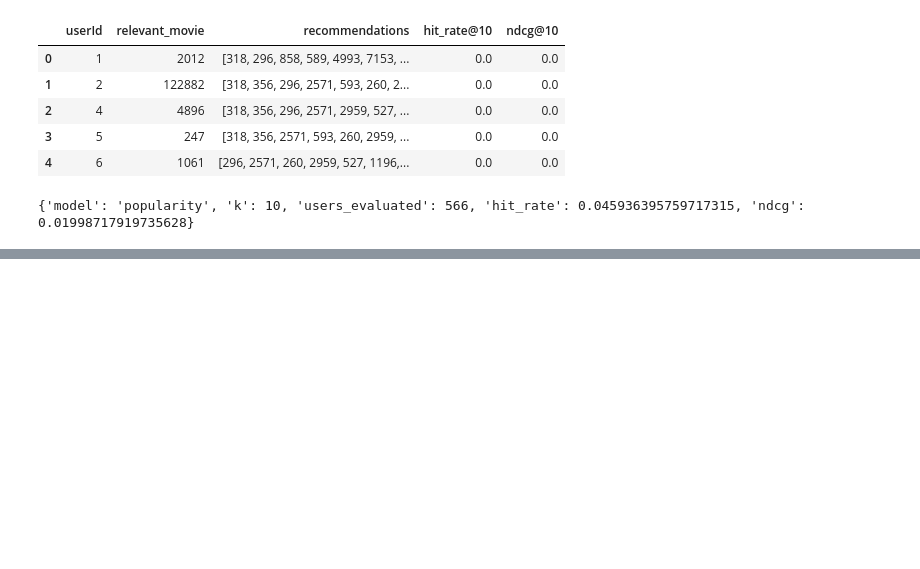
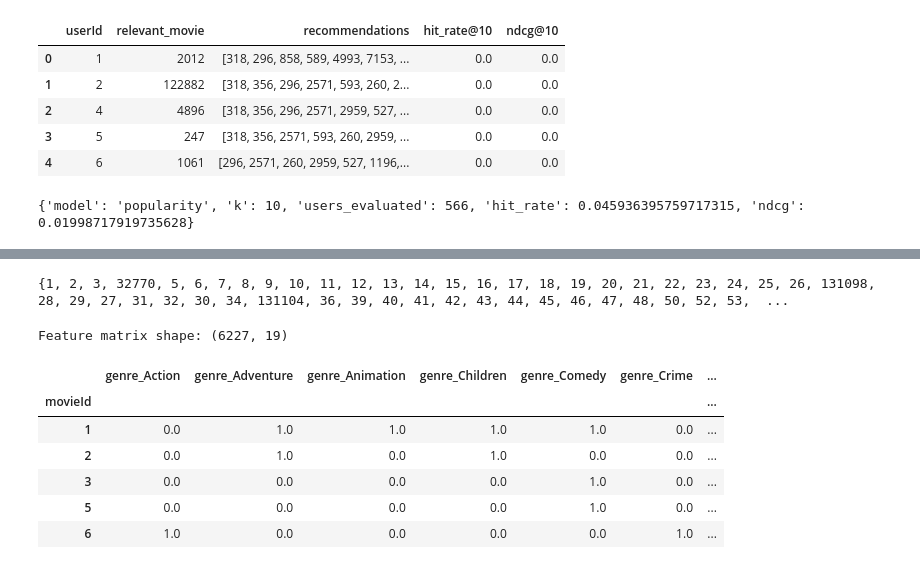
Before and after one commit to shosakaue0808/Movie_Recommendation_System, a Jupyter notebook: notebooks/baseline.ipynb, the cells around one changed output, grey strips where cells are left out. Drawn from its saved outputs; the diff is of its cells as text; code cells hidden in the pictures; blank space fills up the shorter version.

```diff
--- a/notebooks/baseline.ipynb
+++ b/notebooks/baseline.ipynb
@@ -91,0 +98,2 @@ validation_result.to_csv(validation_results_path)
+# %%
+movies = pd.read_csv("../dataset/ml-latest-small/movies.csv")
@@ -91,0 +102,21 @@ validation_result.to_csv(validation_results_path)
+# %%
+train_catalog = set(train['movieId'])
+# %%
+print(train_catalog)
+# %% [output]
+{1, 2, 3, 32770, 5, 6, 7, 8, 9, 10, 11, 12, 13, 14, 15, 16, 17, 18, 19, 20, 21, 22, 23, 24, 25, 26, 131098, 28, 29, 27, 31, 32, 30, 34, 131104, 36, 39, 40, 41, 42, 43, 44, 45, 46, 47, 48, 50, 52, 53,  ...
+# %%
+genre_features = build_genre_features(movies, train_catalog)
+# %%
+
+print("Feature matrix shape:", genre_features.shape)
+genre_features.head()
+# %% [output]
+Feature matrix shape: (6227, 19)
+|  | genre_Action | genre_Adventure | genre_Animation | genre_Children | genre_Comedy | genre_Crime | ... |
+| movieId |  |  |  |  |  |  | ... |
+| 1 | 0.0 | 1.0 | 1.0 | 1.0 | 1.0 | 0.0 | ... |
+| 2 | 0.0 | 1.0 | 0.0 | 1.0 | 0.0 | 0.0 | ... |
+| 3 | 0.0 | 0.0 | 0.0 | 0.0 | 1.0 | 0.0 | ... |
+| 5 | 0.0 | 0.0 | 0.0 | 0.0 | 1.0 | 0.0 | ... |
+| 6 | 1.0 | 0.0 | 0.0 | 0.0 | 0.0 | 1.0 | ... |
```
Also changed, not shown: parts of 4 cells of this notebook, 5 other files.
